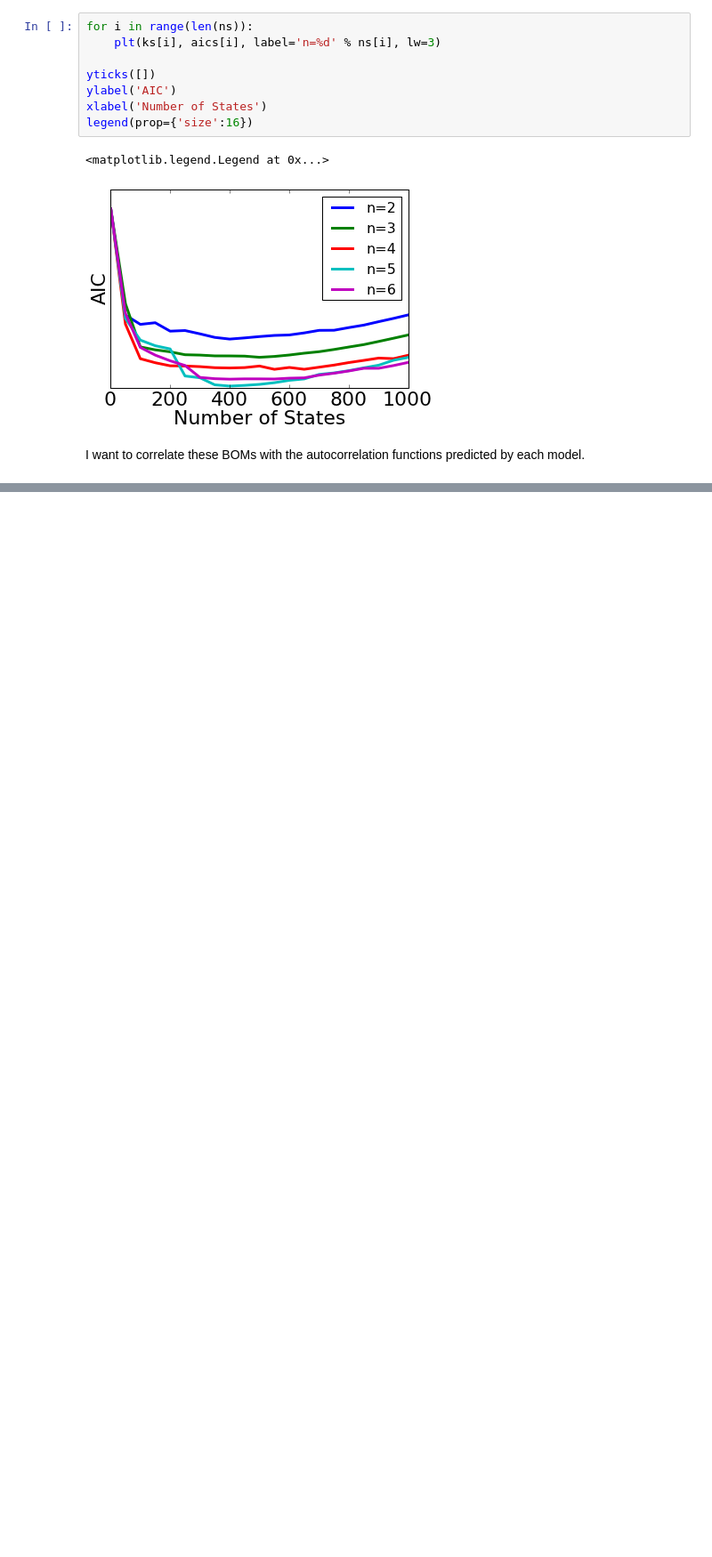
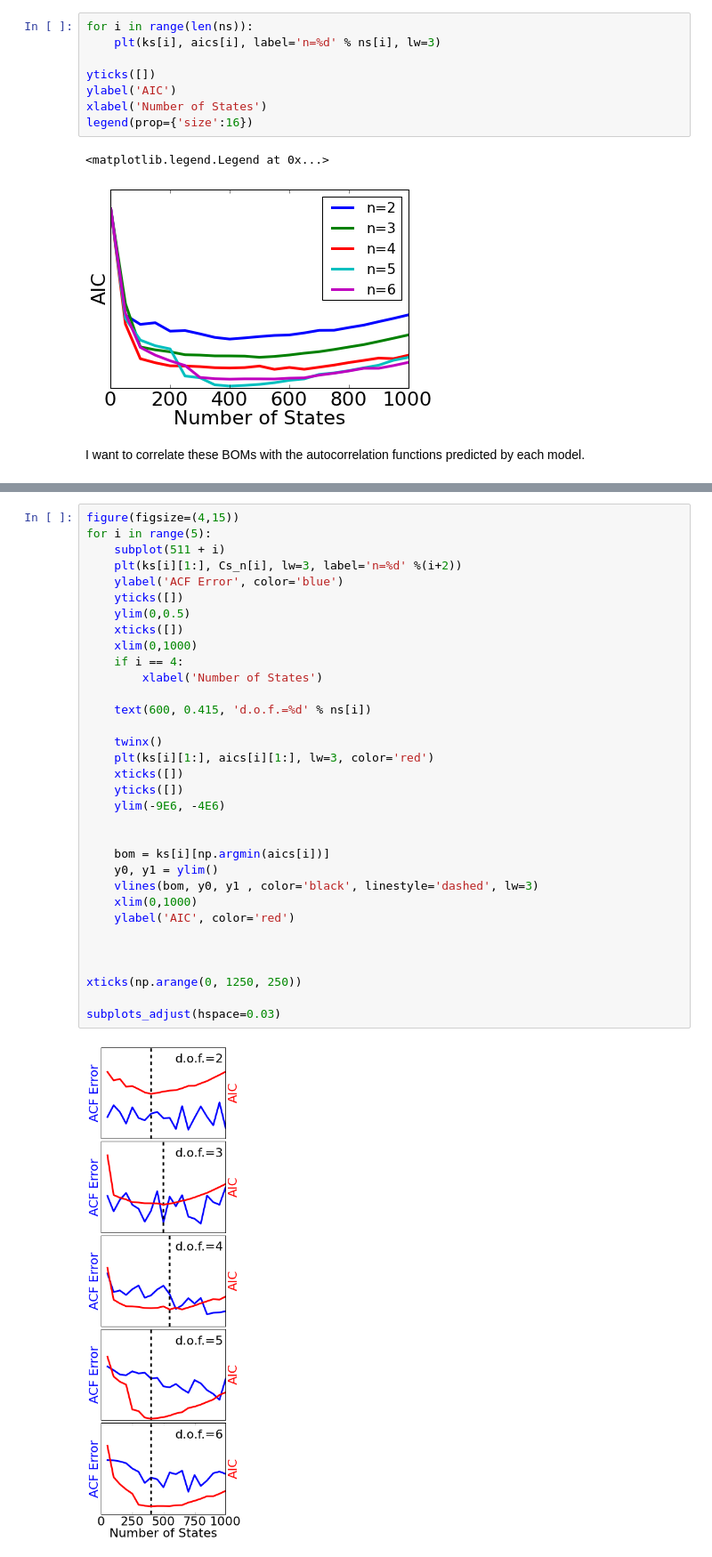
Before and after one commit to rmcgibbo/opt-k, a Jupyter notebook: fip35/ww_comps.ipynb, the cells around one changed output, grey strips where cells are left out. Shown at 89% size. Drawn from its saved outputs; the diff is of its cells as text; blank space fills up the shorter version.

```diff
--- a/fip35/ww_comps.ipynb
+++ b/fip35/ww_comps.ipynb
@@ -63,0 +62,35 @@ print Cs_n.min(), Cs_n.max()
+# %%
+figure(figsize=(4,15))
+for i in range(5):
+    subplot(511 + i)
+    plt(ks[i][1:], Cs_n[i], lw=3, label='n=%d' %(i+2))
+    ylabel('ACF Error', color='blue')
+    yticks([])
+    ylim(0,0.5)
+    xticks([])
+    xlim(0,1000)
+    if i == 4:
+        xlabel('Number of States')
+
+    text(600, 0.415, 'd.o.f.=%d' % ns[i])
+
+    twinx()
+    plt(ks[i][1:], aics[i][1:], lw=3, color='red')
+    xticks([])
+    yticks([])
+    ylim(-9E6, -4E6)
+
+
+    bom = ks[i][np.argmin(aics[i])]
+    y0, y1 = ylim()
+    vlines(bom, y0, y1 , color='black', linestyle='dashed', lw=3)
+    xlim(0,1000)
+    ylabel('AIC', color='red')
+
+
+
+xticks(np.arange(0, 1250, 250))
+
+subplots_adjust(hspace=0.03)
+# %% [output]
+[figure, added]
```
Also changed, not shown: parts of 5 cells of this notebook.
